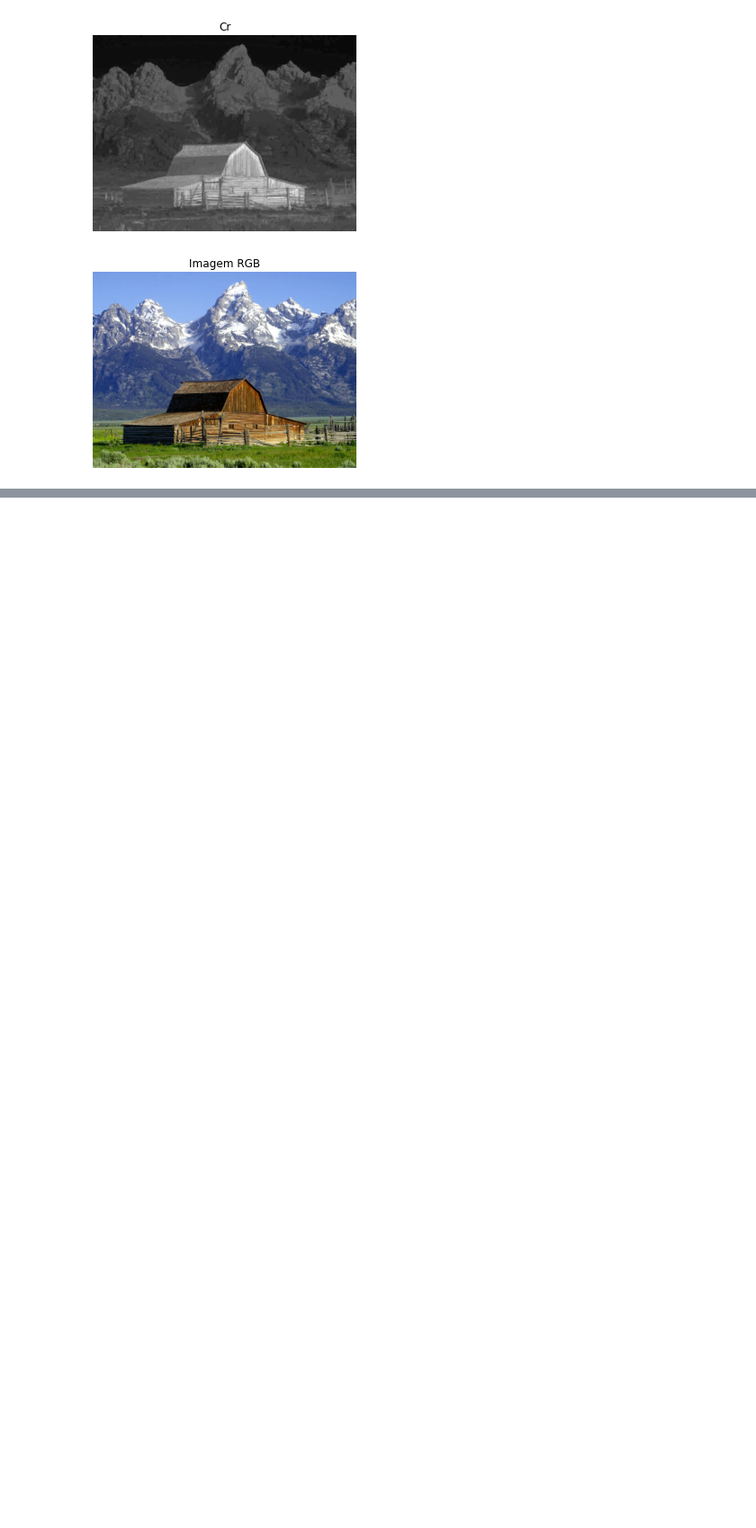
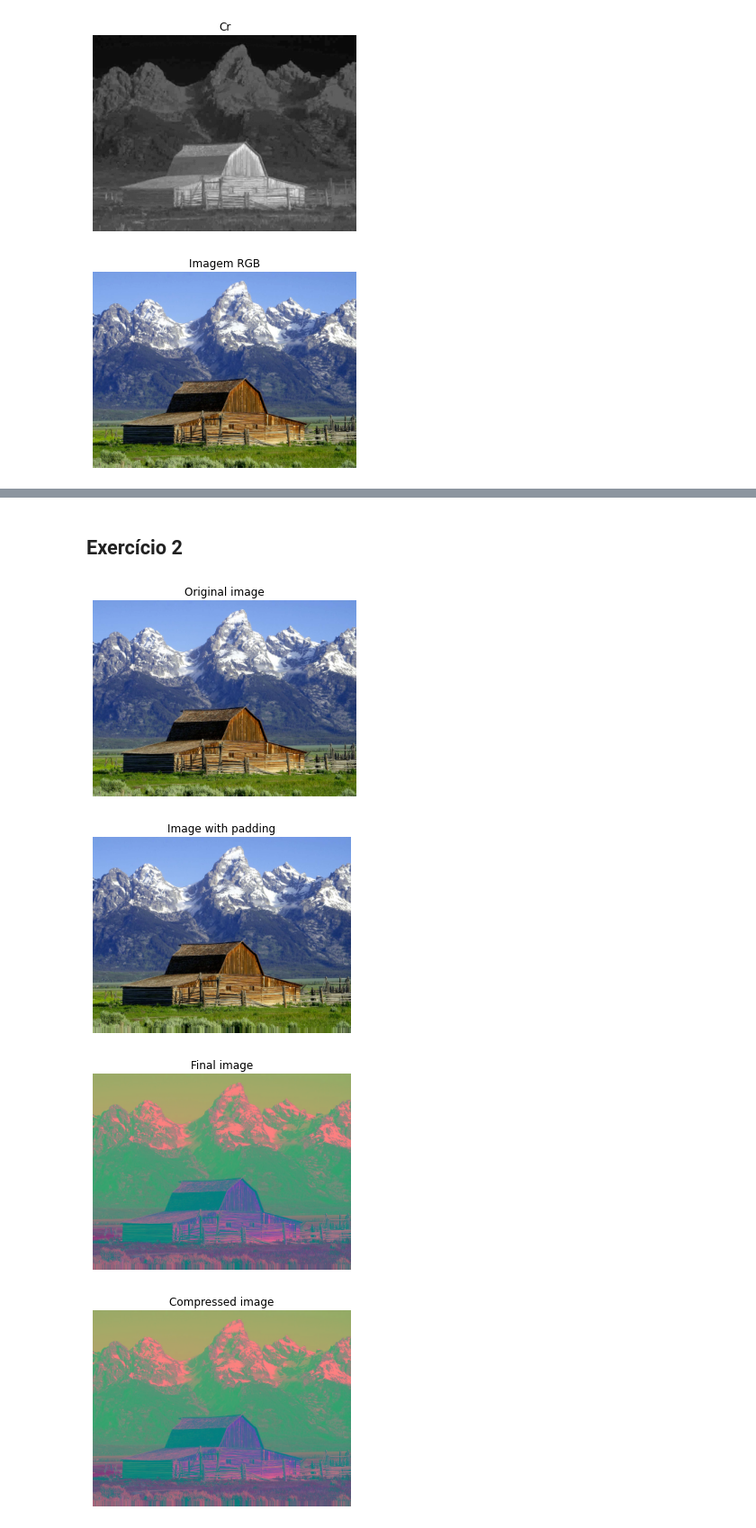
Before and after one commit to sbalves/MULT, a Jupyter notebook: TP1.ipynb, the cells around one changed output, grey strips where cells are left out. Shown at 90% size. Drawn from its saved outputs; the diff is of its cells as text; code cells hidden in the pictures; blank space fills up the shorter version.

```diff
--- a/TP1.ipynb
+++ b/TP1.ipynb
@@ -101,8 +101,2 @@ Na imagem peppers.bmp, apenas começa a ser visível
-# %%
-def encoder(image):
-    pass
-# %%
-def decoder(image):
-    pass
 # %% [markdown]
 ## Exercício 3
@@ -288,0 +286,39 @@ plot_image(image, title='Imagem RGB')
+# %% [markdown]
+## Exercício 2
+# %%
+def encoder(image_name, colormap):
+    original = read_image(image_name)
+    plot_image(original, title="Original image")
+    shape = original[:, :, 0].shape
+    """
+    r, g, b = get_image_rgb(image)
+
+    plot_image(r, create_colormap(colormap), 'R')
+    plot_image(g, create_colormap(colormap), 'G')
+    plot_image(b, create_colormap(colormap), 'B')
+
+    """
+    image = add_padding(original)
+    plot_image(image, title="Image with padding")
+    image = convert_rgb_to_ycbcr(image)
+    plot_image (image, title="Final image")
+
+    return image, shape
+# %%
+def decoder(image, size):
+    plot_image(image, title="Compressed image")
+    image = convert_ycbcr_to_rgb(image)
+    plot_image(image, title="RGB image")
+    image = revert_padding(image, size[0], size[1])
+    plot_image(image, title="Image without padding")
+
+    return image
+# %%
+image, shape = encoder("./imagens/barn_mountains.bmp", [])
+
+image = decoder(image, shape)
+# %% [output]
+[figure, added]
+[figure, added]
+[figure, added]
+[figure, added]
```
Also changed, not shown: parts of 7 cells of this notebook.
